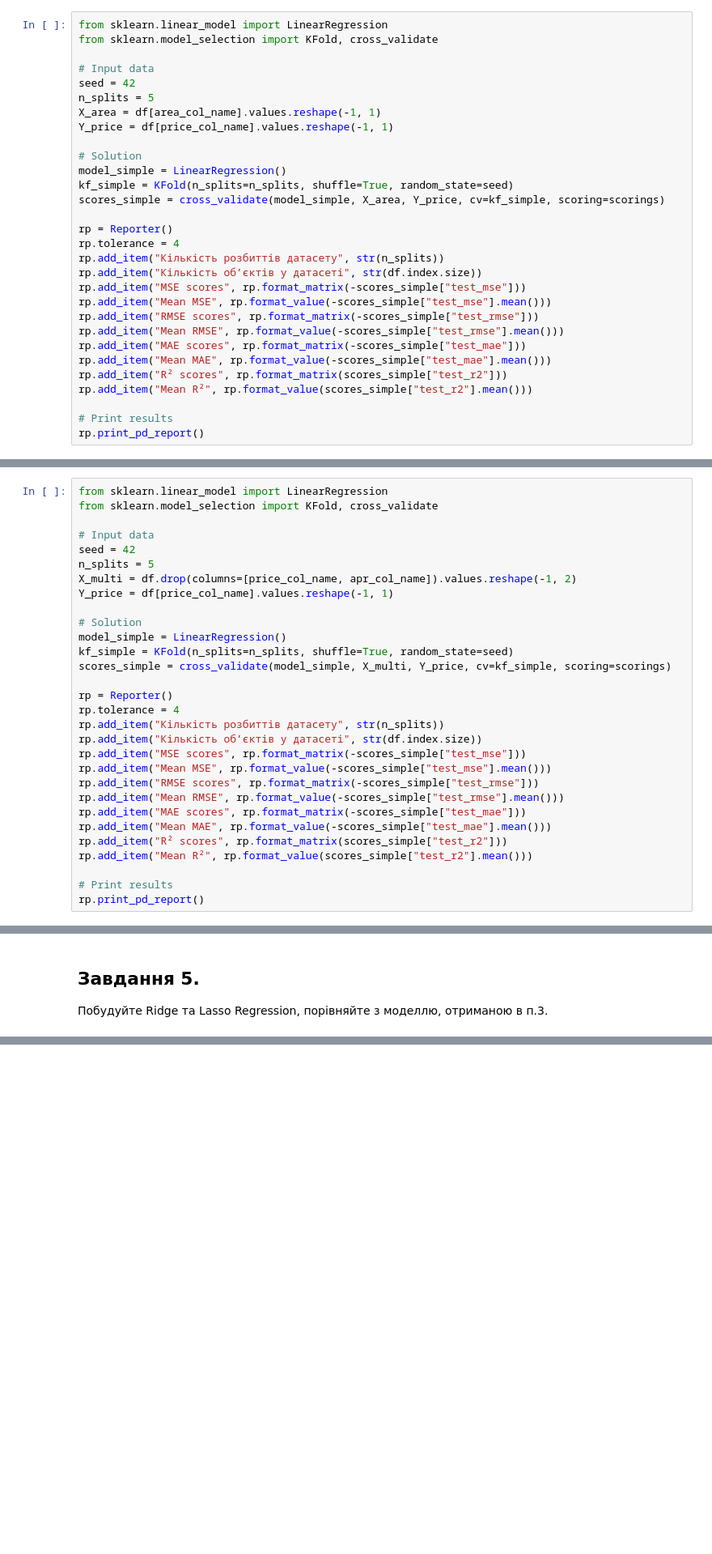
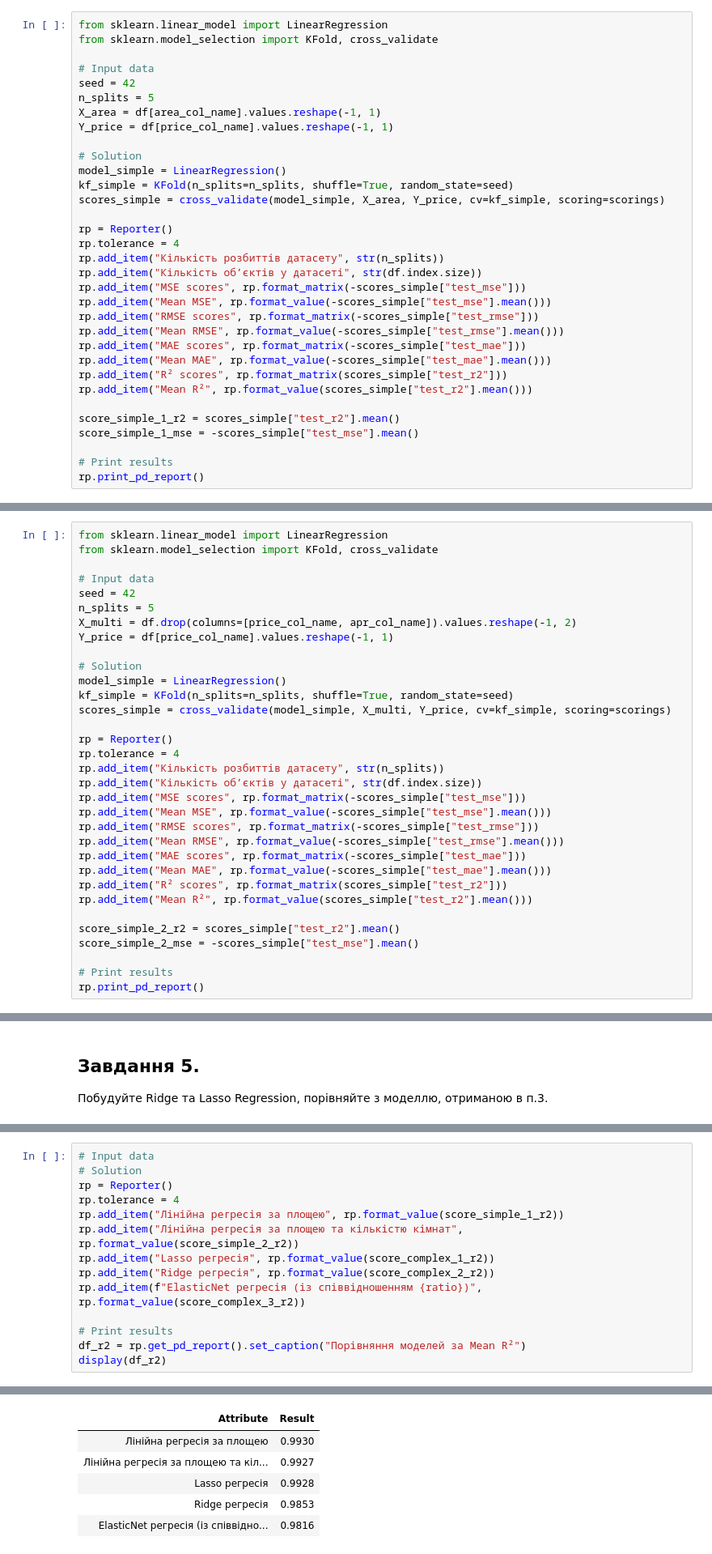
Before and after one commit to BogdanPinchuk/DataScience-PBY_HW10, a Jupyter notebook: Bohdan_Pinchuk_DS_HW10.ipynb, the cells around one changed output, grey strips where cells are left out. Shown at 81% size. Saved outputs shown, nothing was run; the diff lists cells and outputs as text; blank space fills up the shorter version.

```diff
--- a/Bohdan_Pinchuk_DS_HW10.ipynb
+++ b/Bohdan_Pinchuk_DS_HW10.ipynb
@@ -549,6 +549,9 @@ rp.add_item("Mean MAE", rp.format_value(-scores_simple["test_mae"].mean()))
 rp.add_item("R² scores", rp.format_matrix(scores_simple["test_r2"]))
 rp.add_item("Mean R²", rp.format_value(scores_simple["test_r2"].mean()))
 
+score_simple_1_r2 = scores_simple["test_r2"].mean()
+score_simple_1_mse = -scores_simple["test_mse"].mean()
+
 # Print results
 rp.print_pd_report()
 # %% [output]
@@ -745,6 +748,9 @@ rp.add_item("Mean MAE", rp.format_value(-scores_simple["test_mae"].mean()))
 rp.add_item("R² scores", rp.format_matrix(scores_simple["test_r2"]))
 rp.add_item("Mean R²", rp.format_value(scores_simple["test_r2"].mean()))
 
+score_simple_2_r2 = scores_simple["test_r2"].mean()
+score_simple_2_mse = -scores_simple["test_mse"].mean()
+
 # Print results
 rp.print_pd_report()
 # %% [output]
@@ -805,0 +969,15 @@ plt.show()
+# %%
+# Input data
+# Solution
+rp = Reporter()
+rp.tolerance = 4
+rp.add_item("Лінійна регресія за площею", rp.format_value(score_simple_1_r2))
+rp.add_item("Лінійна регресія за площею та кількістю кімнат", rp.format_value(score_simple_2_r2))
+rp.add_item("Lasso регресія", rp.format_value(score_complex_1_r2))
+rp.add_item("Ridge регресія", rp.format_value(score_complex_2_r2))
+rp.add_item(f"ElasticNet регресія (із співвідношенням {ratio})", rp.format_value(score_complex_3_r2))
+
+# Print results
+df_r2 = rp.get_pd_report().set_caption("Порівняння моделей за Mean R²")
+display(df_r2)
+# %% [output]
@@ -805,0 +985,6 @@ plt.show()
+| Attribute | Result |
+| Лінійна регресія за площею | 0.9930 |
+| Лінійна регресія за площею та кіл... | 0.9927 |
+| Lasso регресія | 0.9928 |
+| Ridge регресія | 0.9853 |
+| ElasticNet регресія (із співвідно... | 0.9816 |
```
Also changed, not shown: parts of 9 cells of this notebook.
